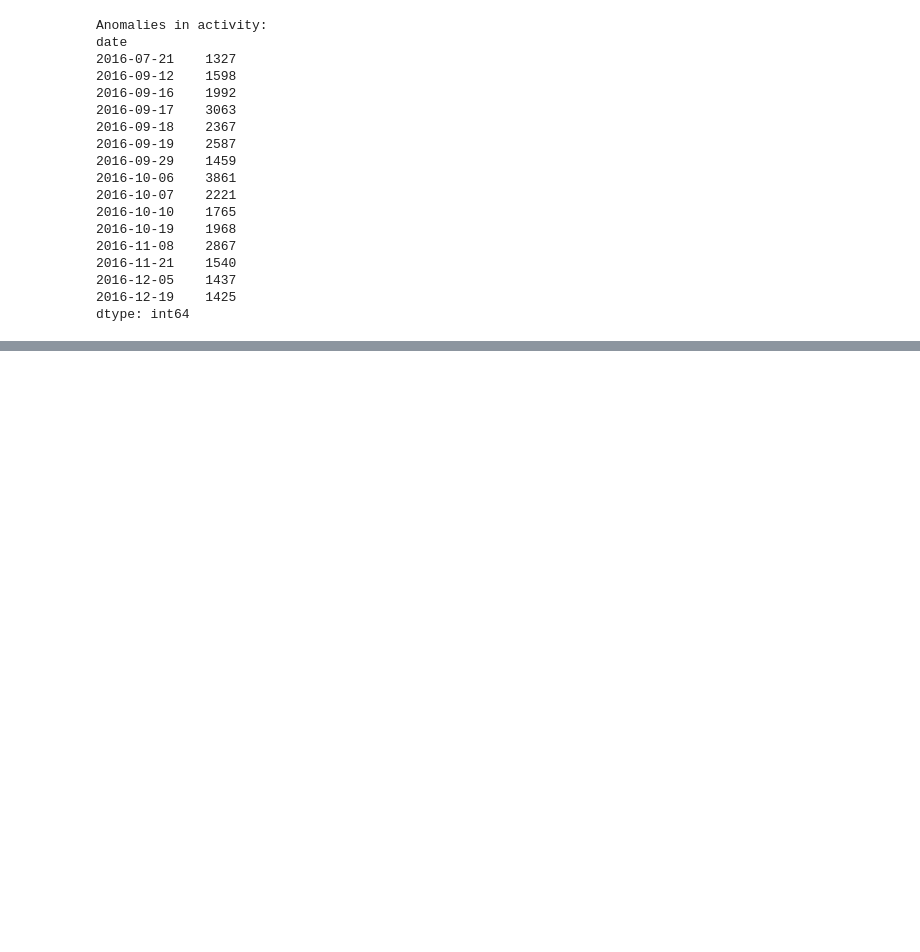
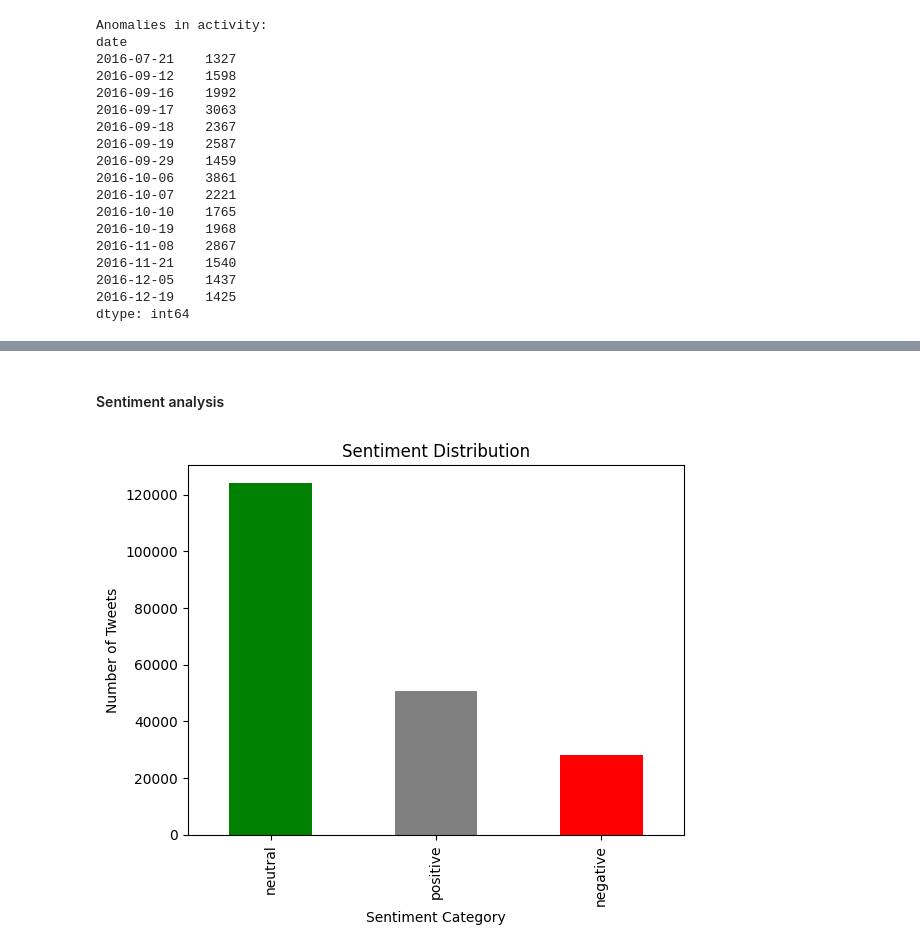
Before and after one commit to salveendutt/Social-Networks, a Jupyter notebook: lab12/proj.ipynb, the cells around one changed output, grey strips where cells are left out. Cells and saved outputs as stored; diff of their text form; code cells hidden in the pictures; blank space fills up the shorter version.

```diff
--- a/lab12/proj.ipynb
+++ b/lab12/proj.ipynb
@@ -329,0 +368,11 @@ dtype: int64
+# %% [markdown]
+#### Sentiment analysis
+# %%
+df["sentiment_category"] = df["sentiment"].apply(categorize_sentiment)
+df["sentiment_category"].value_counts().plot(kind="bar", color=["green", "gray", "red"])
+plt.title("Sentiment Distribution")
+plt.xlabel("Sentiment Category")
+plt.ylabel("Number of Tweets")
+plt.show()
+# %% [output]
+[figure, added]
```
Also changed, not shown: parts of 15 cells of this notebook.
